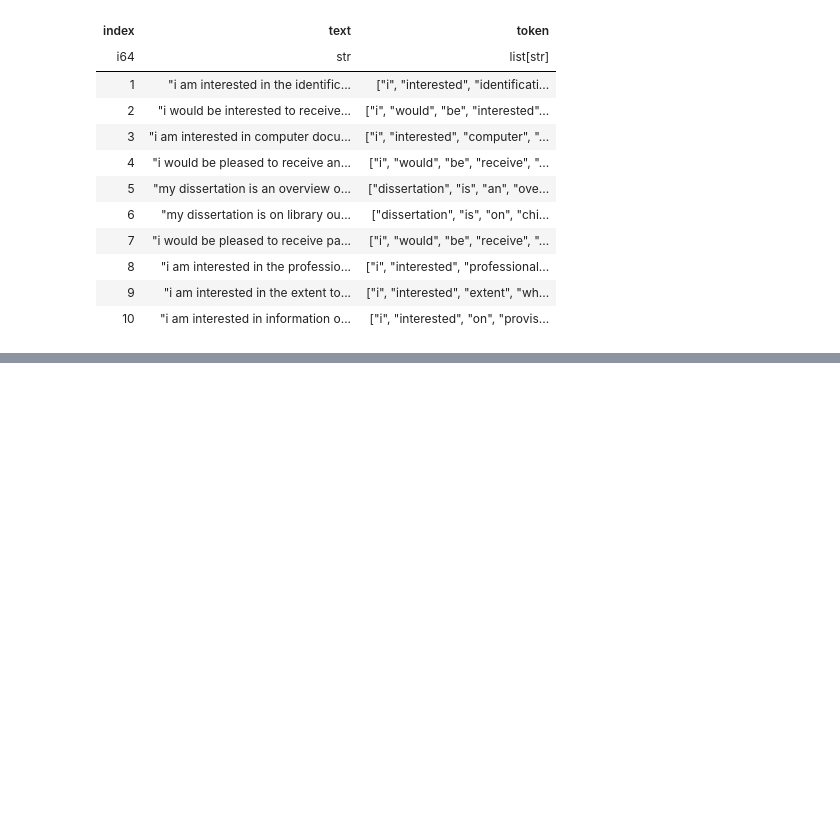
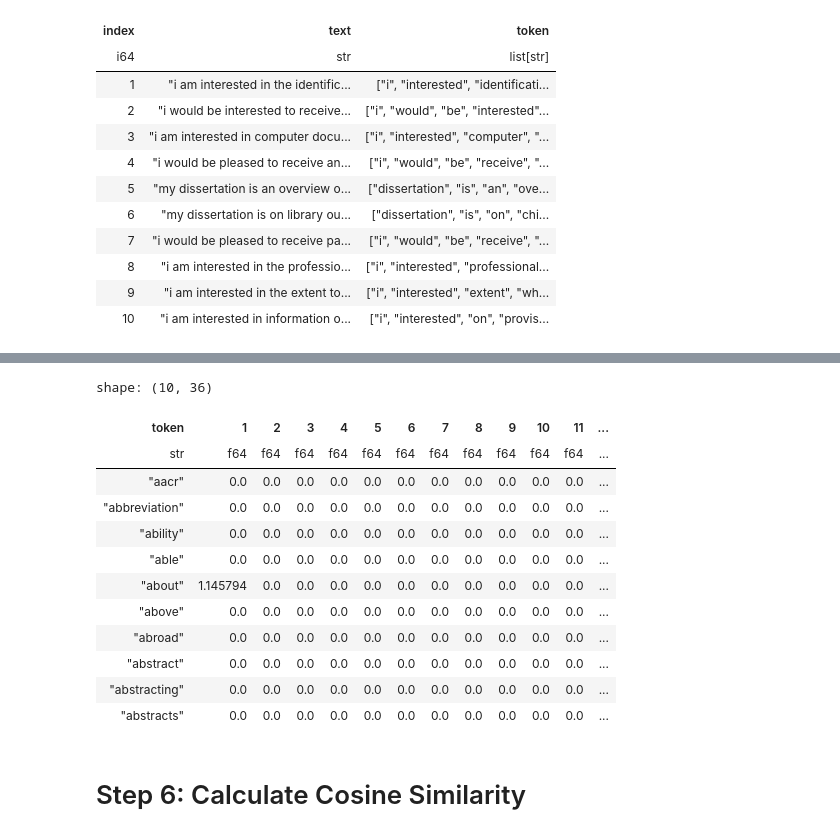
Before and after one commit to AsadiAhmad/TF-IDF-Model, a Jupyter notebook: Code/TF_IDF.ipynb, the cells around one changed output, grey strips where cells are left out. Saved outputs shown, nothing was run; the diff lists cells and outputs as text; code cells hidden in the pictures; blank space fills up the shorter version.

```diff
--- a/Code/TF_IDF.ipynb
+++ b/Code/TF_IDF.ipynb
@@ -63,10 +65,7 @@ documents = documents.with_columns(
     .str.strip_chars()
 )
 # %%
-queries_splited = queries_text.split('#')
-
-for index, doc in enumerate(queries_splited):
-    queries_splited[index] = doc.strip()
+queries_splited = [doc.strip() for doc in queries_text.split('#') if doc.strip()]
 
 queries = pl.DataFrame({
     "index": range(1, len(queries_splited) + 1),
@@ -488,0 +573,2 @@ shape: (10, 3)
+# %%
+document_matrix, query_matrix = compute_tf_idf_matrices(documents_refined, queries_refined)
@@ -488,0 +590,18 @@ shape: (10, 3)
+# %%
+query_matrix.head(10)
+# %% [output]
+shape: (10, 36)
+| token | 1 | 2 | 3 | 4 | 5 | 6 | 7 | 8 | 9 | 10 | 11 | ... |
+| str | f64 | f64 | f64 | f64 | f64 | f64 | f64 | f64 | f64 | f64 | f64 | ... |
+| "aacr" | 0.0 | 0.0 | 0.0 | 0.0 | 0.0 | 0.0 | 0.0 | 0.0 | 0.0 | 0.0 | 0.0 | ... |
+| "abbreviation" | 0.0 | 0.0 | 0.0 | 0.0 | 0.0 | 0.0 | 0.0 | 0.0 | 0.0 | 0.0 | 0.0 | ... |
+| "ability" | 0.0 | 0.0 | 0.0 | 0.0 | 0.0 | 0.0 | 0.0 | 0.0 | 0.0 | 0.0 | 0.0 | ... |
+| "able" | 0.0 | 0.0 | 0.0 | 0.0 | 0.0 | 0.0 | 0.0 | 0.0 | 0.0 | 0.0 | 0.0 | ... |
+| "about" | 1.145794 | 0.0 | 0.0 | 0.0 | 0.0 | 0.0 | 0.0 | 0.0 | 0.0 | 0.0 | 0.0 | ... |
+| "above" | 0.0 | 0.0 | 0.0 | 0.0 | 0.0 | 0.0 | 0.0 | 0.0 | 0.0 | 0.0 | 0.0 | ... |
+| "abroad" | 0.0 | 0.0 | 0.0 | 0.0 | 0.0 | 0.0 | 0.0 | 0.0 | 0.0 | 0.0 | 0.0 | ... |
+| "abstract" | 0.0 | 0.0 | 0.0 | 0.0 | 0.0 | 0.0 | 0.0 | 0.0 | 0.0 | 0.0 | 0.0 | ... |
+| "abstracting" | 0.0 | 0.0 | 0.0 | 0.0 | 0.0 | 0.0 | 0.0 | 0.0 | 0.0 | 0.0 | 0.0 | ... |
+| "abstracts" | 0.0 | 0.0 | 0.0 | 0.0 | 0.0 | 0.0 | 0.0 | 0.0 | 0.0 | 0.0 | 0.0 | ... |
+# %% [markdown]
+# Step 6: Calculate Cosine Similarity
```
Also changed, not shown: parts of 18 cells of this notebook.
